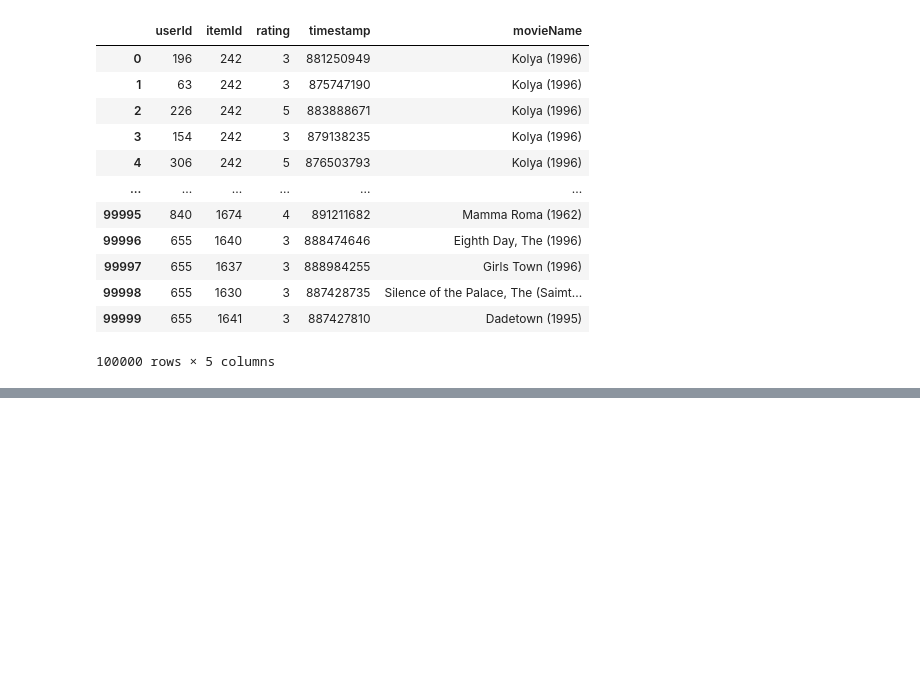
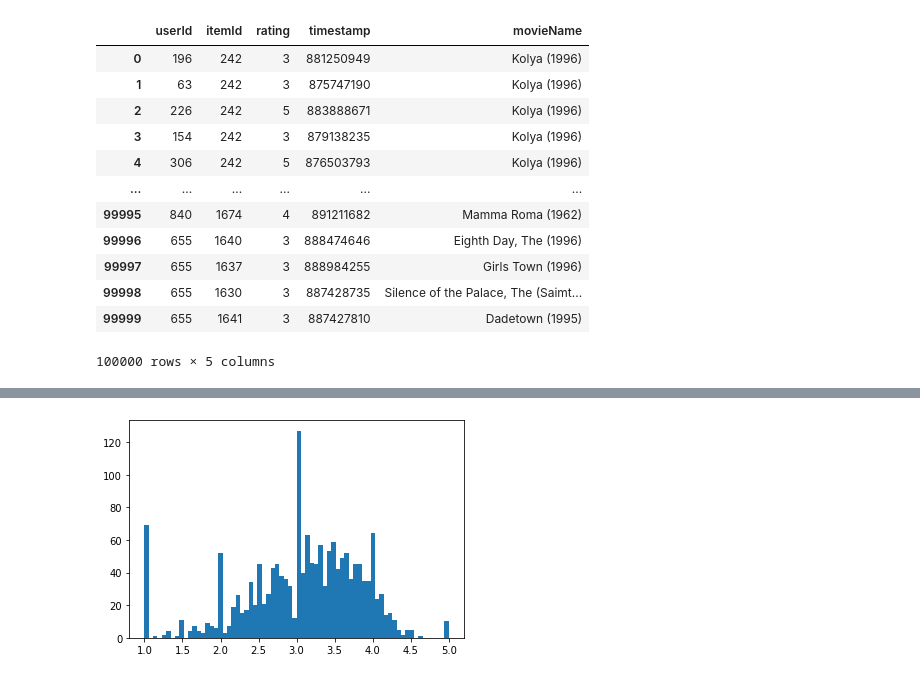
Before and after one commit to PritishWadhwa/Movie-Recommendation-System, a Jupyter notebook: movieRecommendation.ipynb, the cells around one changed output, grey strips where cells are left out. Cells and saved outputs as stored; diff of their text form; code cells hidden in the pictures; blank space fills up the shorter version.

```diff
--- a/movieRecommendation.ipynb
+++ b/movieRecommendation.ipynb
@@ -84,0 +175,5 @@ df
+# %%
+plt.hist(ratings['rating'], bins=70)
+plt.show()
+# %% [output]
+[figure, added]
```
Also changed, not shown: parts of 30 cells of this notebook.
